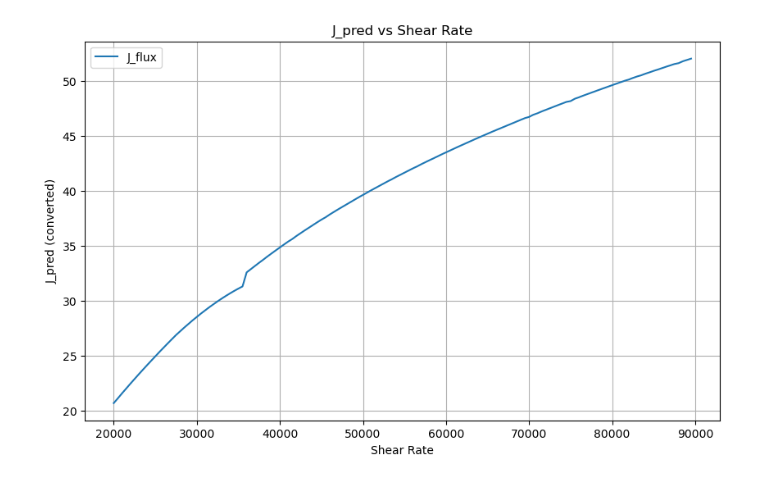
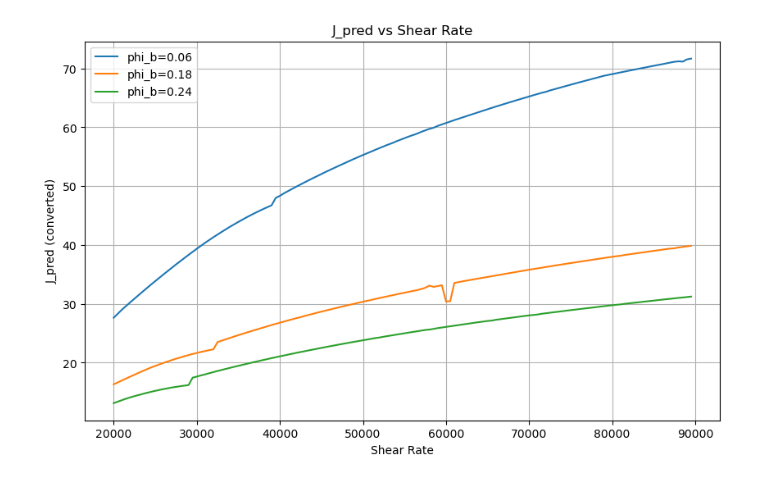
Before and after one commit to wiiktora/microfiltration_model_2024, a Jupyter notebook: Model/Thesis + dif phi_b.ipynb, the cells around one changed output. Cells and saved outputs as stored; diff of their text form; code cells hidden in the pictures.

```diff
--- a/Model/Thesis + dif phi_b.ipynb
+++ b/Model/Thesis + dif phi_b.ipynb
@@ -326,19 +306,53 @@ data_fig_1
+# %%
+data_fig_dif_phi_B_18=pd.DataFrame(columns=['shear_rate', 'J_pred_10',"J_pred_180","J_pred_300","J_flux",'yield', 'phi_w_10', 'phi_w_180', 'phi_w_300'])
+
+
+for i in range(len(gamma_w_list)):
+    phi_w_dict={key:values for key, values in zip([particle['radius'] for particle in particles], phi_w_guess)}
+    gamma_w = gamma_w_list[i] #shear rate s-1
+    particles = [
+    {'name': '10nm', 'radius': 10e-9, 'phi_b': 0.015},
+    {'name': '180nm', 'radius': 180e-9, 'phi_b': 0.075},
+    {'name': '300nm', 'radius': 300e-9, 'phi_b': 0.09}
+]
+    eta_f = viscosity_no_PP(eta_0,sum(particles['phi_b'] for particles in particles),10)
+    diffusion_coeff = (k_B * T) / (6 * math.pi * eta_f * target_species)
+    data_F,phi_w_dict,Yield,J_flux=sieving_parameters(particles, phi_w_guess)
+    data_fig_dif_phi_B_18.loc[i] = [gamma_w, data_F.loc[0, 'max_velocity'], data_F.loc[1, 'max_velocity'], data_F.loc[2, 'max_velocity'],J_flux, Yield, phi_w_dict[10e-9], phi_w_dict[180e-9], phi_w_dict[300e-9]]
+data_fig_dif_phi_B_18.to_csv('data_fig_dif_phi_B_18.csv', index=False)
+# %%
+data_fig_dif_phi_B_24=pd.DataFrame(columns=['shear_rate', 'J_pred_10',"J_pred_180","J_pred_300","J_flux",'yield', 'phi_w_10', 'phi_w_180', 'phi_w_300'])
+
+
+for i in range(len(gamma_w_list)):
+    phi_w_dict={key:values for key, values in zip([particle['radius'] for particle in particles], phi_w_guess)}
+    gamma_w = gamma_w_list[i] #shear rate s-1
+    particles = [
+    {'name': '10nm', 'radius': 10e-9, 'phi_b': 0.02},
+    {'name': '180nm', 'radius': 180e-9, 'phi_b': 0.10},
+    {'name': '300nm', 'radius': 300e-9, 'phi_b': 0.12}
+]
+    eta_f = viscosity_no_PP(eta_0,sum(particles['phi_b'] for particles in particles),10)
+    diffusion_coeff = (k_B * T) / (6 * math.pi * eta_f * target_species)
+    data_F,phi_w_dict,Yield,J_flux=sieving_parameters(particles, phi_w_guess)
+    data_fig_dif_phi_B_24.loc[i] = [gamma_w, data_F.loc[0, 'max_velocity']*3600*1000, data_F.loc[1, 'max_velocity']*3600*1000, data_F.loc[2, 'max_velocity']*3600*1000,J_flux*3600*1000, Yield, phi_w_dict[10e-9], phi_w_dict[180e-9], phi_w_dict[300e-9]]
+data_fig_dif_phi_B_24.to_csv('data_fig_dif_phi_B_24.csv', index=False)
 # %%
-
 import matplotlib.pyplot as plt
 
 # Convert the values of J_pred by multiplying them with 3600*1000
-data_fig_1['J_flux'] *= 3600 * 1000
 
 plt.figure(figsize=(10, 6))
 # plt.plot(data_figs['shear_rate'], data_figs['J_pred_10'], label='J_pred_10')
-plt.plot(data_fig_1['shear_rate'], data_fig_1['J_flux'], label='J_flux')
+plt.plot(data_fig_dif_phi_B_6['shear_rate'], data_fig_dif_phi_B_6['J_flux']*3600*1000, label='phi_b=0.06')
+plt.plot(data_fig_dif_phi_B_18['shear_rate'], data_fig_dif_phi_B_18['J_flux']*3600*1000, label='phi_b=0.18')
+plt.plot(data_fig_dif_phi_B_24['shear_rate'], data_fig_dif_phi_B_24['J_flux'], label='phi_b=0.24')
 # plt.plot(data_figs['shear_rate'], data_figs['J_pred_300'], label='J_pred_300')
 plt.xlabel('Shear Rate')
 plt.ylabel('J_pred (converted)')
 plt.title('J_pred vs Shear Rate')
 plt.legend()
 plt.grid(True)
 plt.show()
 # %% [output]
-[figure, old version]
+[figure, new version]
```
Also changed, not shown: parts of 10 cells of this notebook, 12 other files.
